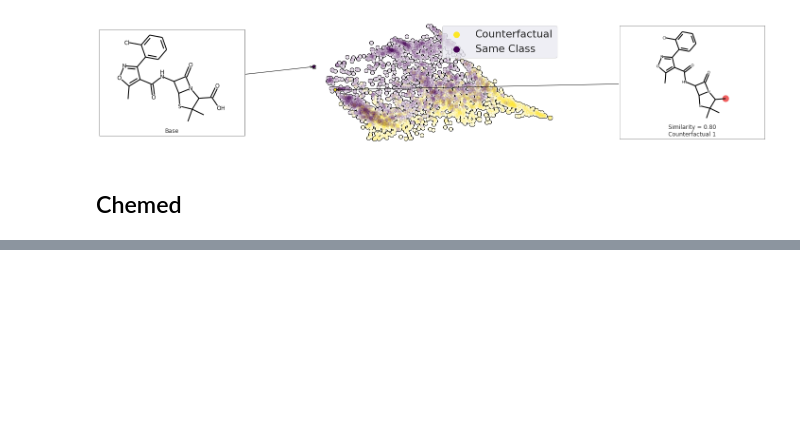
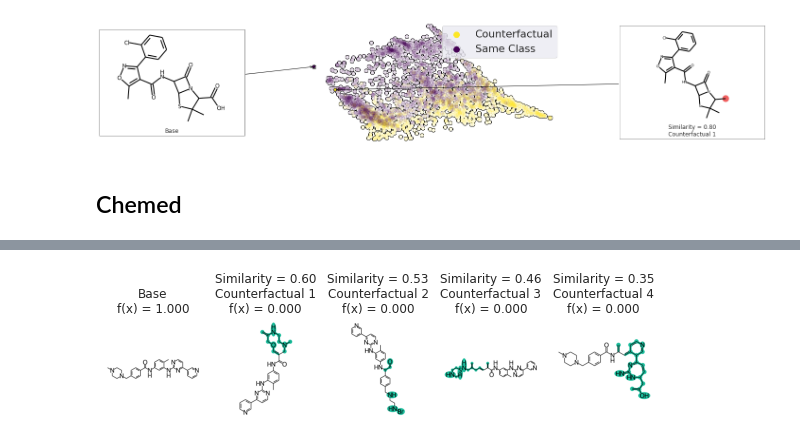
Before and after one commit to ur-whitelab/exmol, a Jupyter notebook: paper/RF.ipynb, the cells around one changed output, grey strips where cells are left out. Saved outputs shown, nothing was run; the diff lists cells and outputs as text; code cells hidden in the pictures; blank space fills up the shorter version.

Commit message:
gleevac svg figs

```diff
--- a/paper/RF.ipynb
+++ b/paper/RF.ipynb
@@ -205,7 +201,8 @@ mpl.rc('axes', titlesize=12)
 cfs = exmol.cf_explain(cspace, nmols=4)
 exmol.plot_cf(cfs, figure_kwargs=fkw, mol_fontsize=26, mol_size=(400,400), nrows=1)
 svg = exmol.insert_svg(cfs)
-with open('gleevac-cs.svg', 'w') as f:
+with open('svg_figs/gleevac-cs.svg', 'w') as f:
     f.write(svg)
 skunk.display(svg)
 #plt.savefig('gleevac-cs.png', bbox_inches='tight', dpi=180)
+# %% [output]
@@ -211,0 +210 @@ skunk.display(svg)
+[figure, added]
```
Also changed, not shown: parts of 9 cells of this notebook, 5 other files.
